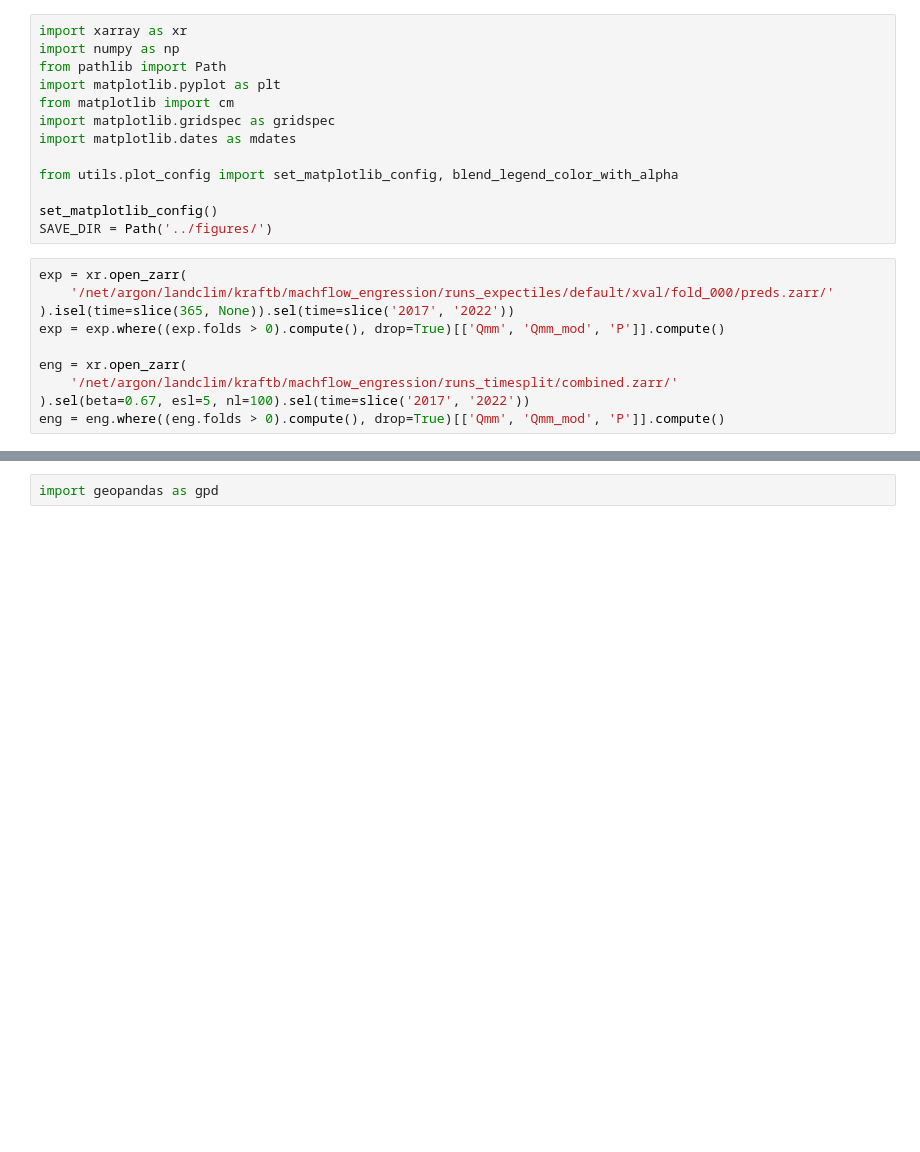
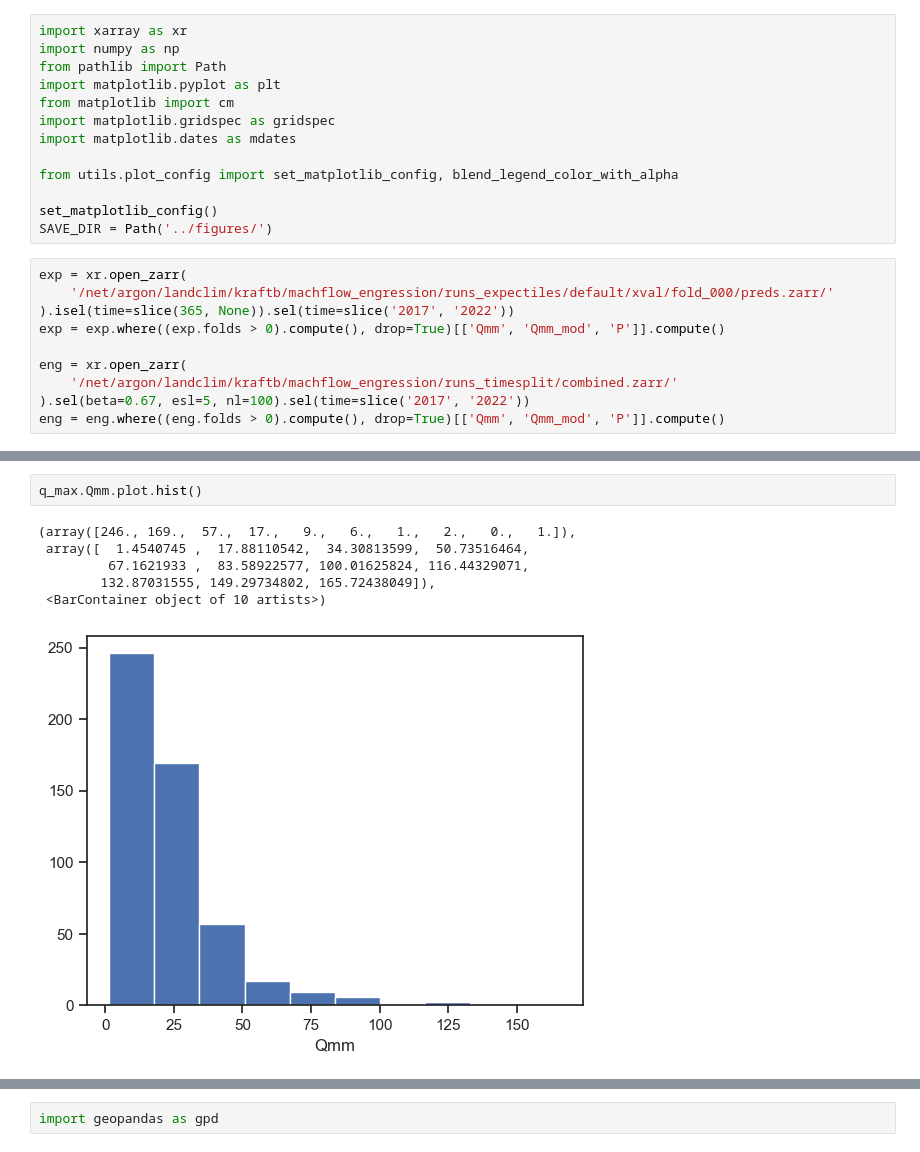
Before and after one commit to bask0/mach-flow-engression, a Jupyter notebook: analysis/code_steven/03_time_series.ipynb, the cells around one changed output, grey strips where cells are left out. Saved outputs shown, nothing was run; the diff lists cells and outputs as text; blank space fills up the shorter version.

```diff
--- a/analysis/code_steven/03_time_series.ipynb
+++ b/analysis/code_steven/03_time_series.ipynb
@@ -164,0 +238,9 @@ fig.savefig(SAVE_DIR / 'time_series.eps', dpi=300, bbox_inches='tight')
+# %%
+q_max.Qmm.plot.hist()
+# %% [output]
+(array([246., 169.,  57.,  17.,   9.,   6.,   1.,   2.,   0.,   1.]),
+ array([  1.4540745 ,  17.88110542,  34.30813599,  50.73516464,
+         67.1621933 ,  83.58922577, 100.01625824, 116.44329071,
+        132.87031555, 149.29734802, 165.72438049]),
+ <BarContainer object of 10 artists>)
+[figure, added]
```
Also changed, not shown: parts of 12 cells of this notebook, 8 other files.
